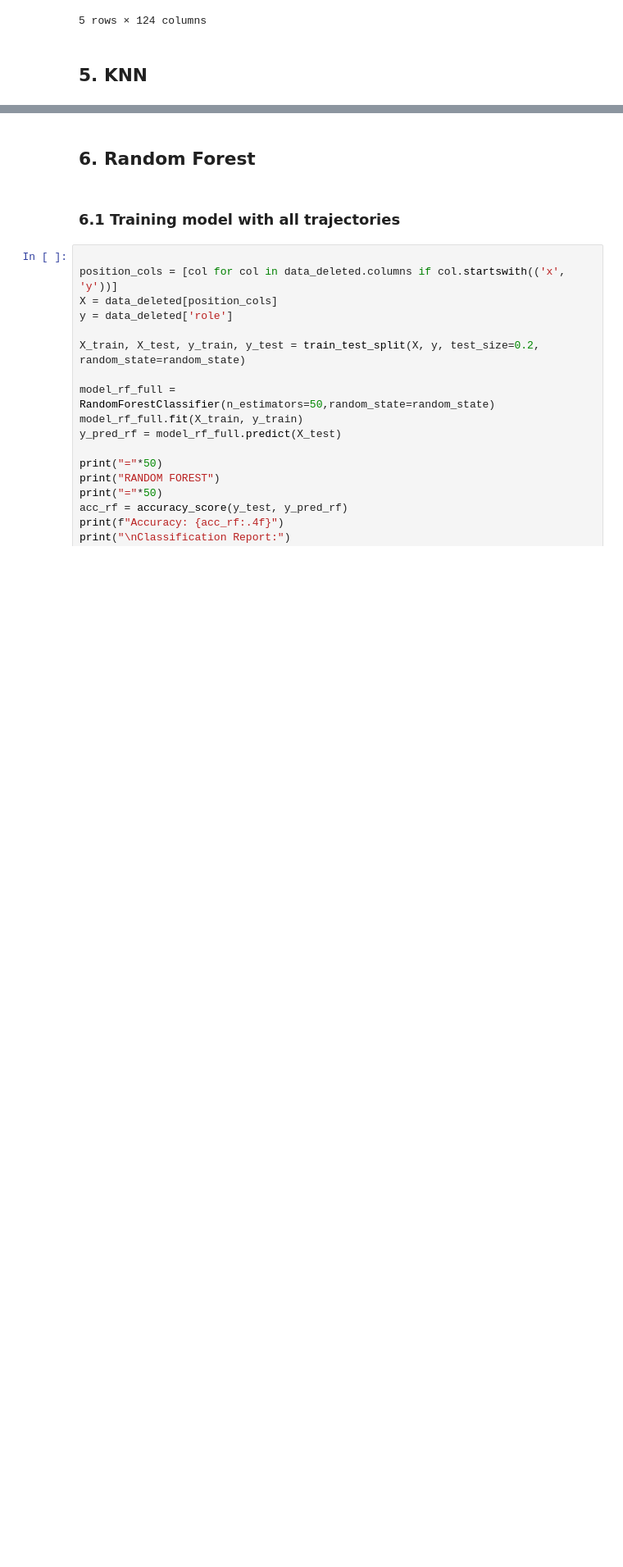
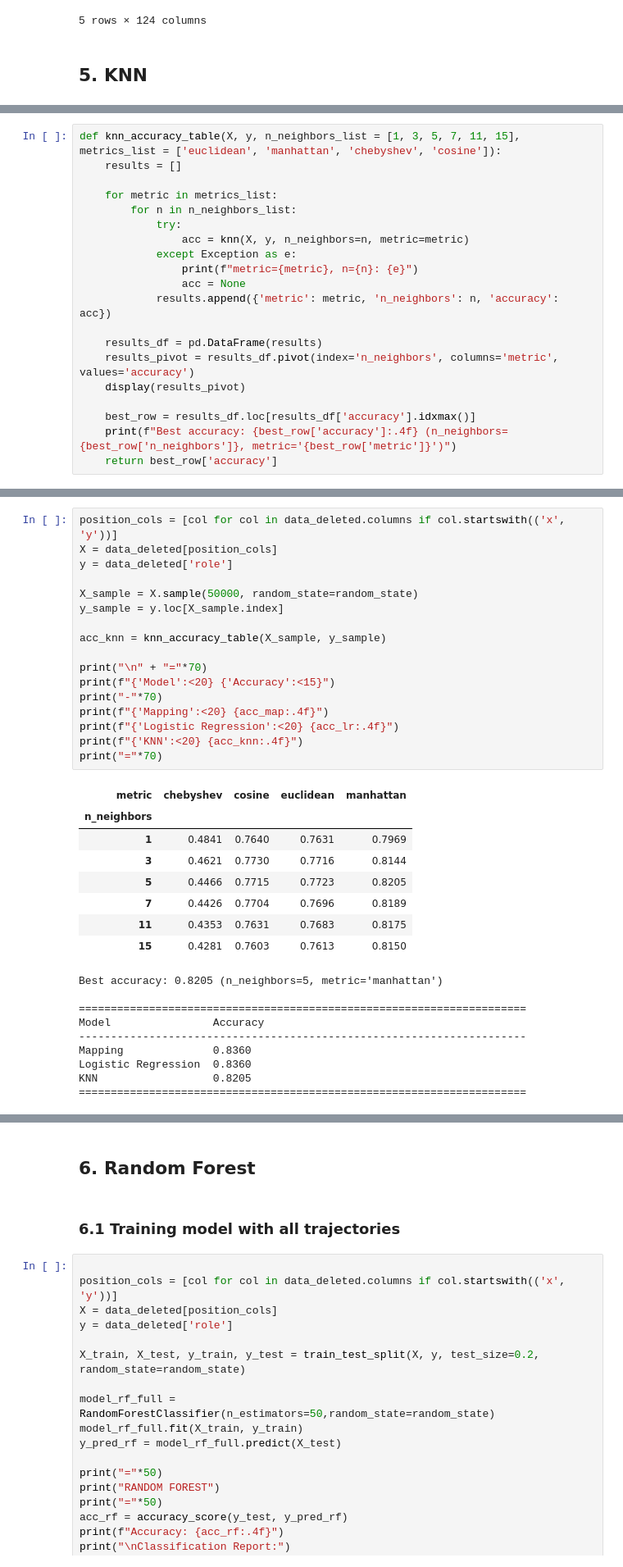
Before and after one commit to Kapponohacco/League-Ml-Project, a Jupyter notebook: src/models.ipynb, the cells around one changed output, grey strips where cells are left out. Shown at 82% size. Saved outputs shown, nothing was run; the diff lists cells and outputs as text; blank space fills up the shorter version.

```diff
--- a/src/models.ipynb
+++ b/src/models.ipynb
@@ -360,0 +393,20 @@ data_deleted.head(5)
+# %%
+def knn_accuracy_table(X, y, n_neighbors_list = [1, 3, 5, 7, 11, 15], metrics_list = ['euclidean', 'manhattan', 'chebyshev', 'cosine']):
+    results = []
+
+    for metric in metrics_list:
+        for n in n_neighbors_list:
+            try:
+                acc = knn(X, y, n_neighbors=n, metric=metric)
+            except Exception as e:
+                print(f"metric={metric}, n={n}: {e}")
+                acc = None
+            results.append({'metric': metric, 'n_neighbors': n, 'accuracy': acc})
+
+    results_df = pd.DataFrame(results)
+    results_pivot = results_df.pivot(index='n_neighbors', columns='metric', values='accuracy')
+    display(results_pivot)
+
+    best_row = results_df.loc[results_df['accuracy'].idxmax()]
+    print(f"Best accuracy: {best_row['accuracy']:.4f} (n_neighbors={best_row['n_neighbors']}, metric='{best_row['metric']}')")
+    return best_row['accuracy']
@@ -360,0 +417,35 @@ data_deleted.head(5)
+# %%
+position_cols = [col for col in data_deleted.columns if col.startswith(('x', 'y'))]
+X = data_deleted[position_cols]
+y = data_deleted['role']
+
+X_sample = X.sample(50000, random_state=random_state)
+y_sample = y.loc[X_sample.index]
+
+acc_knn = knn_accuracy_table(X_sample, y_sample)
+
+print("\n" + "="*70)
+print(f"{'Model':<20} {'Accuracy':<15}")
+print("-"*70)
+print(f"{'Mapping':<20} {acc_map:.4f}")
+print(f"{'Logistic Regression':<20} {acc_lr:.4f}")
+print(f"{'KNN':<20} {acc_knn:.4f}")
+print("="*70)
+# %% [output]
+| metric | chebyshev | cosine | euclidean | manhattan |
+| n_neighbors |  |  |  |  |
+| 1 | 0.4841 | 0.7640 | 0.7631 | 0.7969 |
+| 3 | 0.4621 | 0.7730 | 0.7716 | 0.8144 |
+| 5 | 0.4466 | 0.7715 | 0.7723 | 0.8205 |
+| 7 | 0.4426 | 0.7704 | 0.7696 | 0.8189 |
+| 11 | 0.4353 | 0.7631 | 0.7683 | 0.8175 |
+| 15 | 0.4281 | 0.7603 | 0.7613 | 0.8150 |
+Best accuracy: 0.8205 (n_neighbors=5, metric='manhattan')
+
+======================================================================
+Model                Accuracy
+----------------------------------------------------------------------
+Mapping              0.8360
+Logistic Regression  0.8360
+KNN                  0.8205
+======================================================================
```
Also changed, not shown: parts of 13 cells of this notebook, 1 other file.
